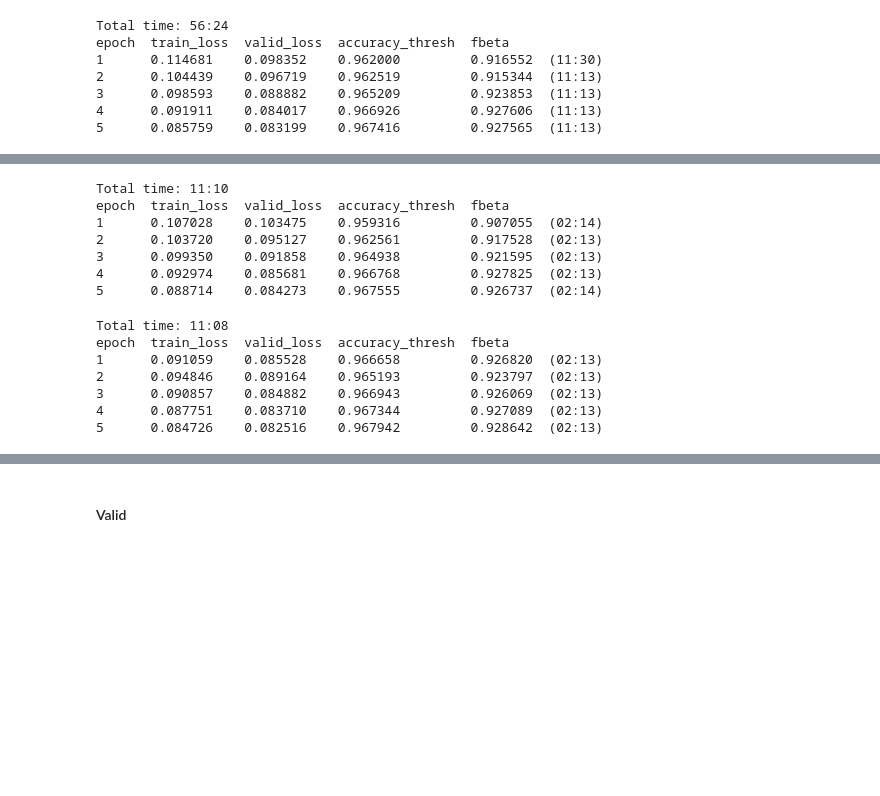
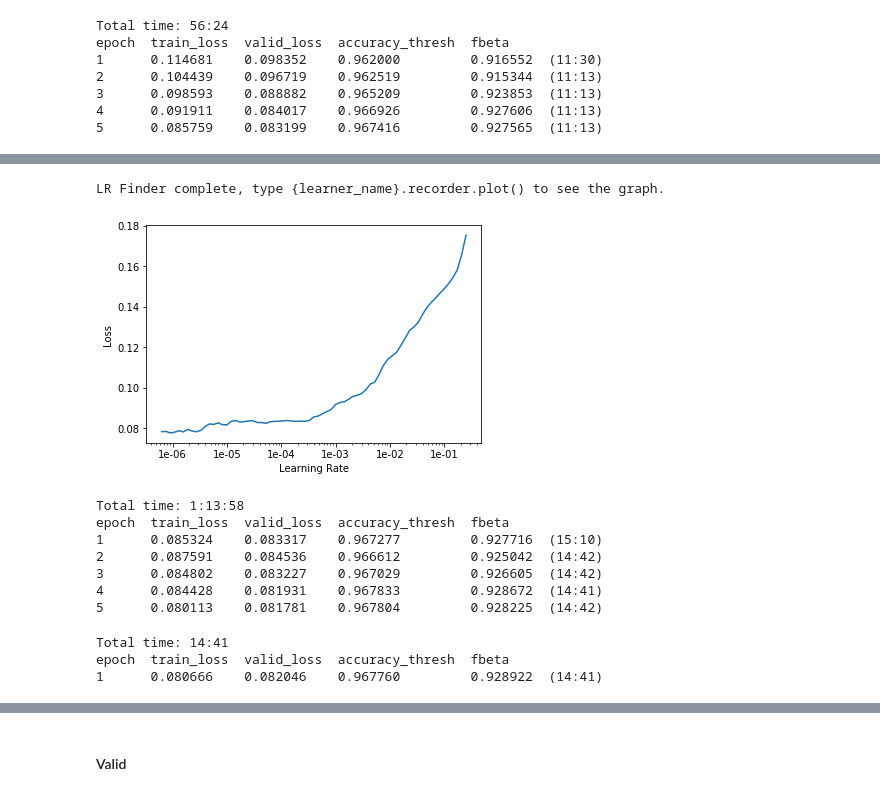
Before and after one commit to ademyanchuk/course-v3, a Jupyter notebook: nbs/dl1/lesson2-planet-dai.ipynb, the cells around one changed output, grey strips where cells are left out. Cells and saved outputs as stored; diff of their text form; code cells hidden in the pictures; blank space fills up the shorter version.

Commit message:
finish stage 2

```diff
--- a/nbs/dl1/lesson2-planet-dai.ipynb
+++ b/nbs/dl1/lesson2-planet-dai.ipynb
@@ -245,3 +247,5 @@ epoch  train_loss  valid_loss  accuracy_thresh  fbeta
 5      0.085759    0.083199    0.967416         0.927565  (11:13)
 # %%
 learn.save('stage-1-rn50-256')
+# %%
+learn.load('stage-1-rn50-256')
@@ -248,23 +270,25 @@ learn.save('stage-1-rn50-256')
 # %%
 learn.unfreeze()
+# %%
+learn.lr_find()
+learn.recorder.plot()
+# %% [output]
+LR Finder complete, type {learner_name}.recorder.plot() to see the graph.
+[figure, added]
 # %%
-learn.fit_one_cycle(5, slice(lr/100, lr/5))
+learn.fit_one_cycle(5, slice(1e-6, lr/10))
 # %% [output]
-Total time: 11:10
+Total time: 1:13:58
 epoch  train_loss  valid_loss  accuracy_thresh  fbeta
-1      0.107028    0.103475    0.959316         0.907055  (02:14)
-2      0.103720    0.095127    0.962561         0.917528  (02:13)
-3      0.099350    0.091858    0.964938         0.921595  (02:13)
-4      0.092974    0.085681    0.966768         0.927825  (02:13)
-5      0.088714    0.084273    0.967555         0.926737  (02:14)
+1      0.085324    0.083317    0.967277         0.927716  (15:10)
+2      0.087591    0.084536    0.966612         0.925042  (14:42)
+3      0.084802    0.083227    0.967029         0.926605  (14:42)
+4      0.084428    0.081931    0.967833         0.928672  (14:41)
+5      0.080113    0.081781    0.967804         0.928225  (14:42)
 # %%
-learn.fit_one_cycle(5, slice(lr/200, lr/10))
+learn.fit_one_cycle(1, slice(1e-6, lr/10))
 # %% [output]
-Total time: 11:08
+Total time: 14:41
 epoch  train_loss  valid_loss  accuracy_thresh  fbeta
-1      0.091059    0.085528    0.966658         0.926820  (02:13)
-2      0.094846    0.089164    0.965193         0.923797  (02:13)
-3      0.090857    0.084882    0.966943         0.926069  (02:13)
-4      0.087751    0.083710    0.967344         0.927089  (02:13)
-5      0.084726    0.082516    0.967942         0.928642  (02:13)
+1      0.080666    0.082046    0.967760         0.928922  (14:41)
 # %%
```
Also changed, not shown: parts of 6 cells of this notebook.
